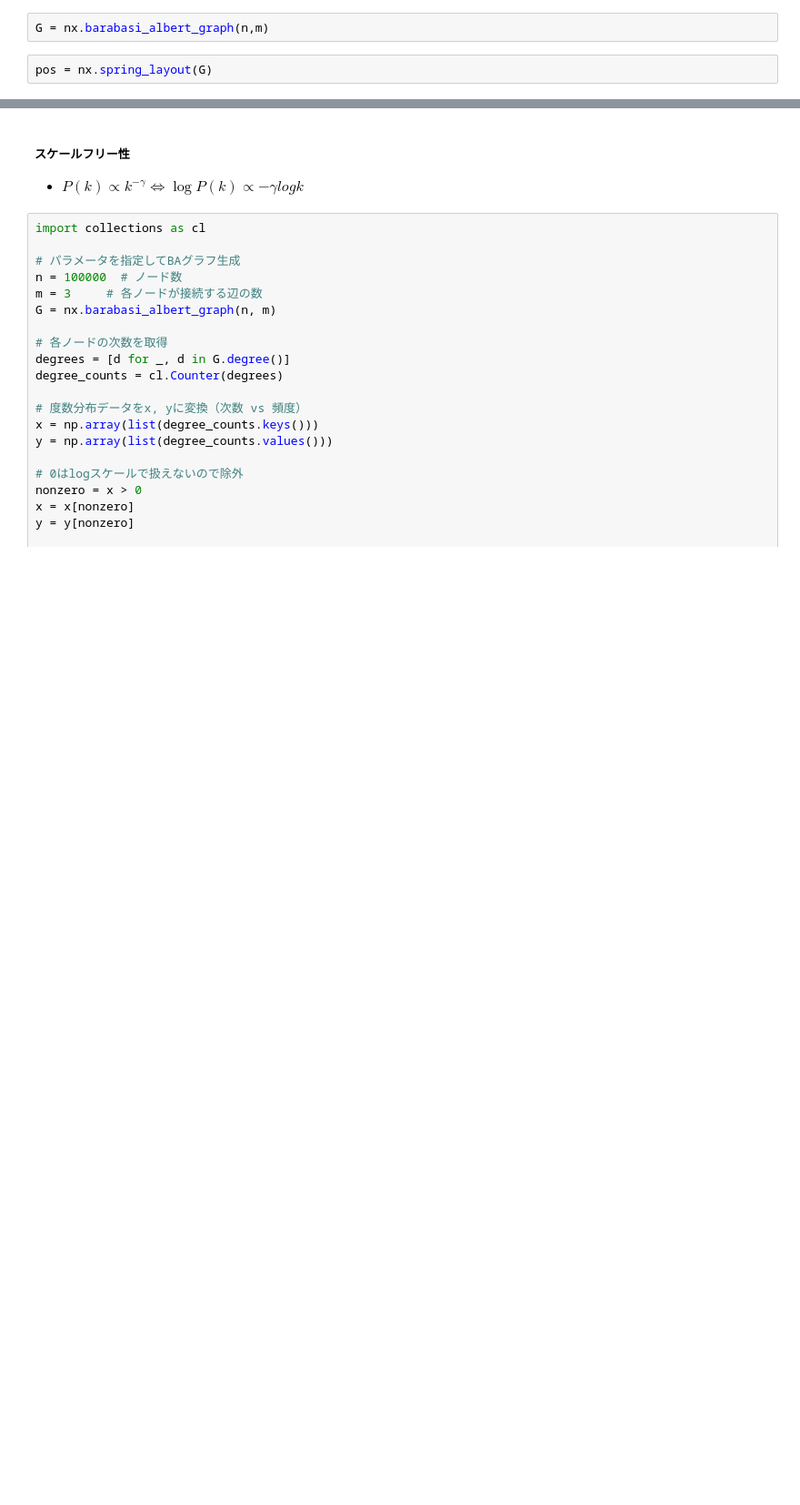
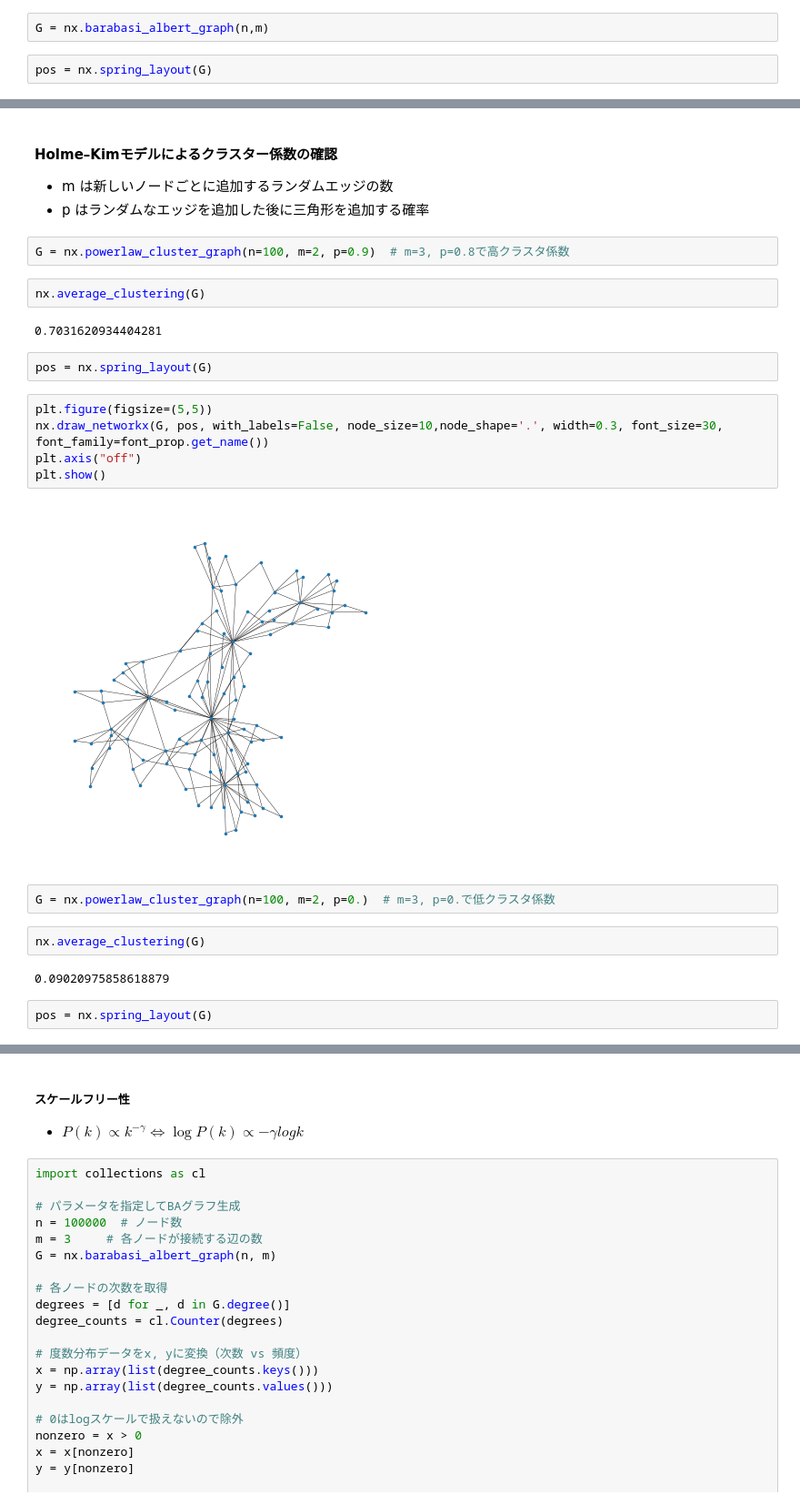
Before and after one commit to yamamoTo-spectatior/dstokuron_classworks, a Jupyter notebook: work/class07.ipynb, the cells around one changed output, grey strips where cells are left out. Shown at 91% size. Drawn from its saved outputs; the diff is of its cells as text; blank space fills up the shorter version.

```diff
--- a/work/class07.ipynb
+++ b/work/class07.ipynb
@@ -290,0 +325,27 @@ plt.show()
+# %% [markdown]
+#### Holme–Kimモデルによるクラスター係数の確認
+- m は新しいノードごとに追加するランダムエッジの数
+- p はランダムなエッジを追加した後に三角形を追加する確率
+# %%
+G = nx.powerlaw_cluster_graph(n=100, m=2, p=0.9)  # m=3, p=0.8で高クラスタ係数
+# %%
+nx.average_clustering(G)
+# %% [output]
+0.7031620934404281
+# %%
+pos = nx.spring_layout(G)
+# %%
+plt.figure(figsize=(5,5))
+nx.draw_networkx(G, pos, with_labels=False, node_size=10,node_shape='.', width=0.3, font_size=30, font_family=font_prop.get_name())
+plt.axis("off")
+plt.show()
+# %% [output]
+[figure, added]
+# %%
+G = nx.powerlaw_cluster_graph(n=100, m=2, p=0.)  # m=3, p=0.で低クラスタ係数
+# %%
+nx.average_clustering(G)
+# %% [output]
+0.09020975858618879
+# %%
+pos = nx.spring_layout(G)
```
Also changed, not shown: parts of 13 cells of this notebook.
